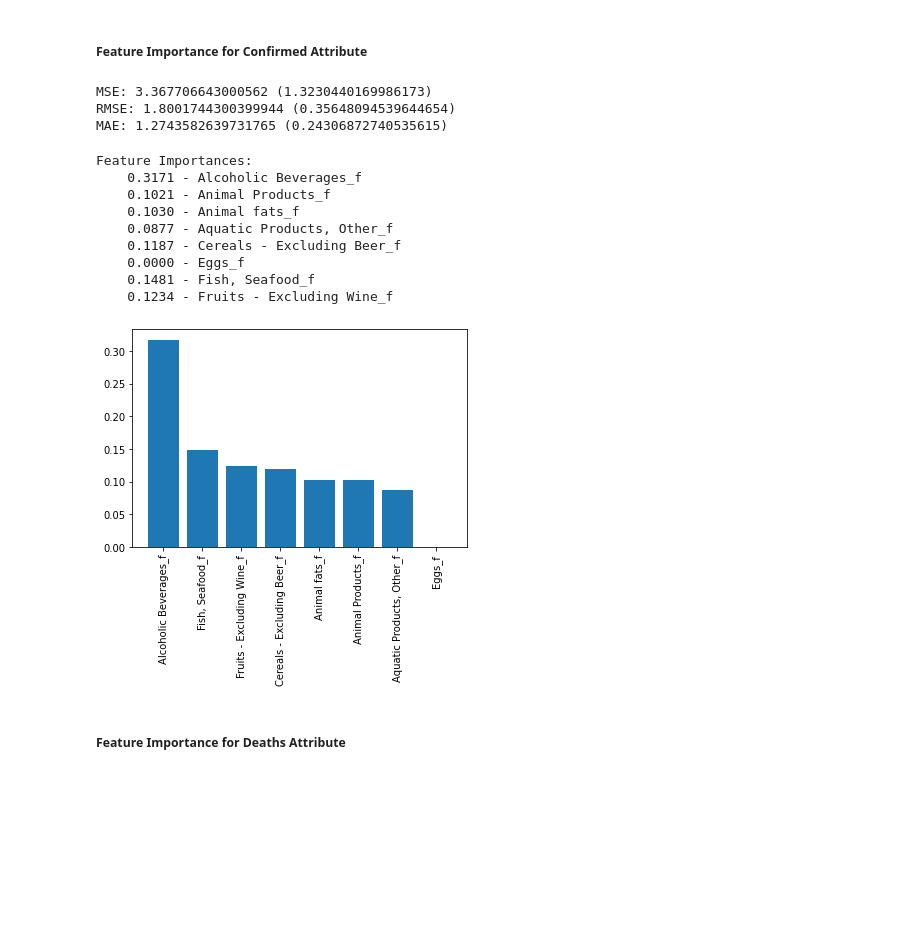
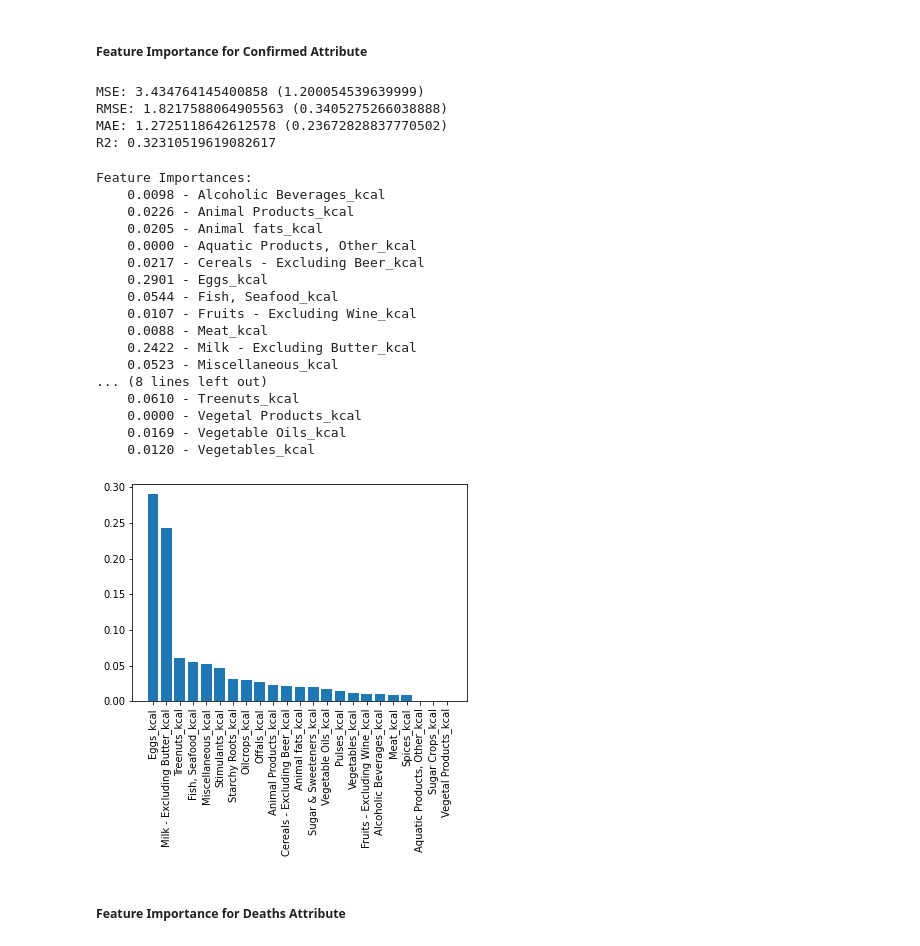
Before and after one commit to Spyrix/Covid19-Diet-Preds, a Jupyter notebook: Boosting.ipynb, the cells around one changed output. Cells and saved outputs as stored; diff of their text form; code cells hidden in the pictures; blank space fills up the shorter version.

```diff
--- a/Boosting.ipynb
+++ b/Boosting.ipynb
@@ -73,10 +73,10 @@ vif_data.sort_values('VIF')
 # %% [markdown]
 ### Using Food Supply in Kcal dataset
 # %%
-# Removing Country column due to it being categorical and not providing much information
-kcal_df = kcal_df[['Vegetal Products_kcal', 'Fish, Seafood_kcal', 'Spices_kcal',
-                   'Offals_kcal', 'Vegetables_kcal','Animal Products_kcal',
-                   'Alcoholic Beverages_kcal','Sugar & Sweeteners_kcal','Confirmed','Deaths', 'Recovered']]
+# # Removing Country column due to it being categorical and not providing much information
+# kcal_df = kcal_df[['Vegetal Products_kcal', 'Fish, Seafood_kcal', 'Spices_kcal',
+#                    'Offals_kcal', 'Vegetables_kcal','Animal Products_kcal',
+#                    'Alcoholic Beverages_kcal','Sugar & Sweeteners_kcal','Confirmed','Deaths', 'Recovered'] Undernourished
 
-#kcal_df = kcal_df.drop(['Country', 'Obesity'], axis=1)
-kcal_df.describe()
+kcal_df = kcal_df.drop(['Country', 'Obesity', 'Undernourished', 'Active', 'Population'], axis=1)
+# kcal_df.describe()
@@ -95,7 +85,7 @@ kcal_df.describe()
 # %%
 # Dividing the data between X and y of interest
 X = kcal_df.drop(['Confirmed','Deaths', 'Recovered'], axis=1)
-# X_col = X.copy()
+X_col = X.copy()
 # X = MinMaxScaler().fit_transform(X)
 y = kcal_df['Confirmed']
 # %%
@@ -106,58 +96,69 @@ X_train, X_test, y_train, y_test = train_test_split(X, y, test_size=0.10, random
 kfold = KFold(n_splits=10)
 
 # Parameter grid for XGBoost
-params = {'gamma': [0.5, 1, 1.5, 2, 5],
-          'max_depth': [3, 4, 5],
-          'min_child_weight': [1, 2, 5, 10]
-         }
+# params = {'gamma': [0.5, 1, 1.5, 2, 5],
+#           'max_depth': [3, 4, 5],
+#           'min_child_weight': [1, 2, 5, 10]
+#          }
 
 # Create XGBoost model instance
 xgb = XGBRegressor()
 
 # Create GridSearch instance
-xgb_gs = GridSearchCV(xgb, param_grid=params)
-xgb_gs.fit(X, y)
+# xgb_gs = GridSearchCV(xgb, param_grid=params)
+# xgb_gs.fit(X, y)
+xgb.fit(X,y)
 
 # Metrics and Cross Validation of model
-mse = cross_val_score(xgb_gs, X, y, scoring='neg_mean_squared_error', cv=kfold)
-rmse = cross_val_score(xgb_gs, X, y, scoring='neg_root_mean_squared_error', cv=kfold)
-mae = cross_val_score(xgb_gs, X, y, scoring='neg_mean_absolute_error', cv=kfold)
-r2 = cross_val_score(xgb_gs, X, y, scoring='r2', cv=kfold)
+mse = cross_val_score(xgb, X, y, scoring='neg_mean_squared_error', cv=kfold)
+rmse = cross_val_score(xgb, X, y, scoring='neg_root_mean_squared_error', cv=kfold)
+mae = cross_val_score(xgb, X, y, scoring='neg_mean_absolute_error', cv=kfold)
+r2 = cross_val_score(xgb, X, y, scoring='r2', cv=kfold)
 
 print(f"MSE: {-mse.mean()} ({mse.std()})")
 print(f"RMSE: {-rmse.mean()} ({rmse.std()})")
 print(f"MAE: {-mae.mean()} ({mae.std()})")
+print(f"R2: {r2.mean()}")
 # %% [output]
-MSE: 3.367706643000562 (1.3230440169986173)
-RMSE: 1.8001744300399944 (0.35648094539644654)
-MAE: 1.2743582639731765 (0.24306872740535615)
+MSE: 3.434764145400858 (1.200054539639999)
+RMSE: 1.8217588064905563 (0.3405275266038888)
+MAE: 1.2725118642612578 (0.23672828837770502)
+R2: 0.32310519619082617
 # %%
 # Get Feature Importance from model
-importance = xgb_gs.best_estimator_.feature_importances_
+importance = xgb.feature_importances_
 
 
 print("\nFeature Importances:")
-for item in zip(X_col.columns, xgb_gs.best_estimator_.feature_importances_):
+for item in zip(X_col.columns, xgb.feature_importances_):
     print("{1:10.4f} - {0}".format(item[0],item[1]))
 
 # Plot feature importance
 feat_importance = zip(X_col.columns, importance)
 feat_importance = sorted([x for x in feat_importance], key = lambda x: x[1], reverse=True)
 
 plt.bar(*zip(*feat_importance))
 plt.xticks(rotation=90)
 plt.show()
 # %% [output]
 Feature Importances:
-    0.3171 - Alcoholic Beverages_f
-    0.1021 - Animal Products_f
-    0.1030 - Animal fats_f
-    0.0877 - Aquatic Products, Other_f
-    0.1187 - Cereals - Excluding Beer_f
-    0.0000 - Eggs_f
-    0.1481 - Fish, Seafood_f
-    0.1234 - Fruits - Excluding Wine_f
+    0.0098 - Alcoholic Beverages_kcal
+    0.0226 - Animal Products_kcal
+    0.0205 - Animal fats_kcal
+    0.0000 - Aquatic Products, Other_kcal
+    0.0217 - Cereals - Excluding Beer_kcal
+    0.2901 - Eggs_kcal
+    0.0544 - Fish, Seafood_kcal
+    0.0107 - Fruits - Excluding Wine_kcal
+    0.0088 - Meat_kcal
+    0.2422 - Milk - Excluding Butter_kcal
+    0.0523 - Miscellaneous_kcal
+... (8 lines left out)
+    0.0610 - Treenuts_kcal
+    0.0000 - Vegetal Products_kcal
+    0.0169 - Vegetable Oils_kcal
+    0.0120 - Vegetables_kcal
-[figure, old version]
+[figure, new version]
 # %% [markdown]
 ##### Feature Importance for Deaths Attribute
 # %%
```
Also changed, not shown: parts of 41 cells of this notebook.
